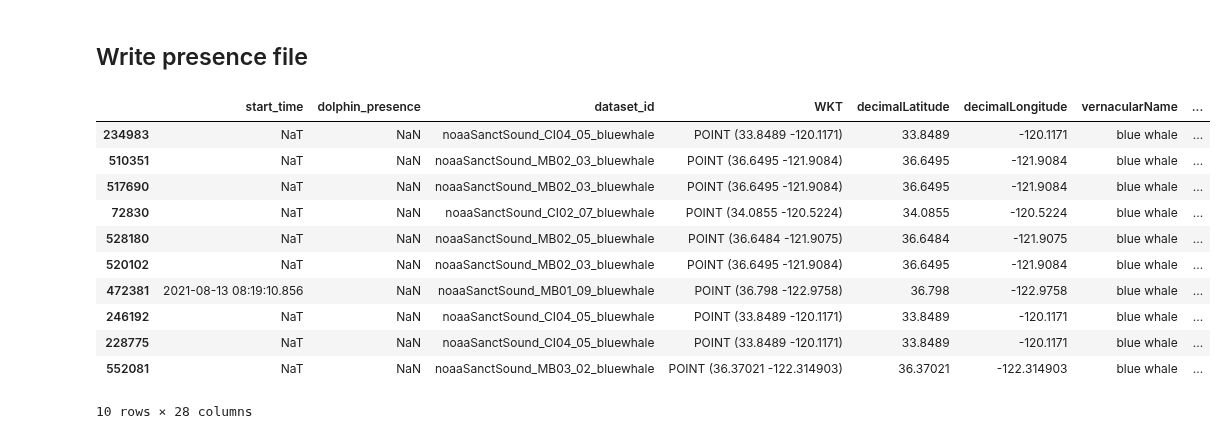
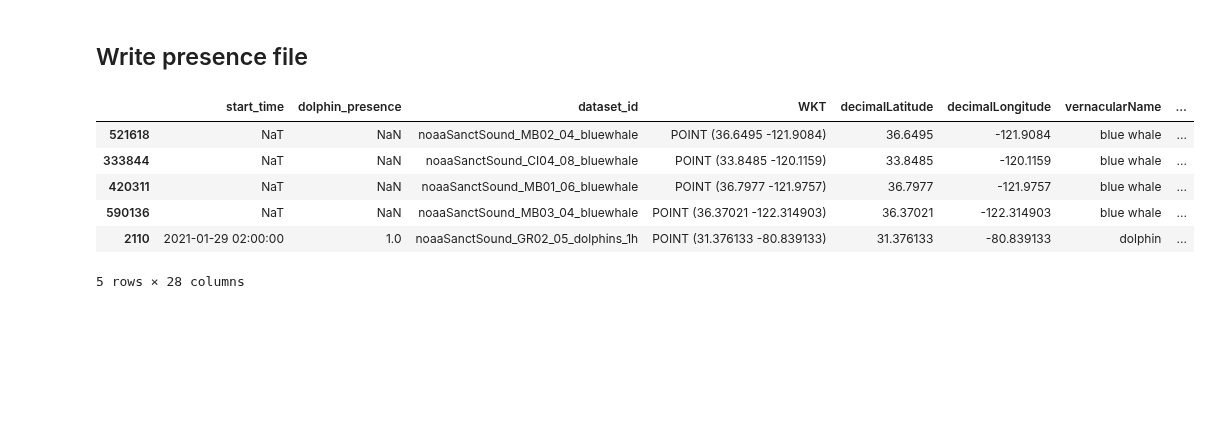
Before and after one commit to ioos/bio_data_guide, a Jupyter notebook: datasets/SanctSound/01_sound_production_to_presence.ipynb, the cells around one changed output. Saved outputs shown, nothing was run; the diff lists cells and outputs as text; code cells hidden in the pictures; blank space fills up the shorter version.

```diff
--- a/datasets/SanctSound/01_sound_production_to_presence.ipynb
+++ b/datasets/SanctSound/01_sound_production_to_presence.ipynb
@@ -68,16 +68,11 @@ df_broken = pd.DataFrame()
 
 for index, row in datasets.iterrows():
 
-    print('\n{}/{} datasets\n'.format(index+1,datasets.shape[0]))
-    print('querying {}'.format(row['Dataset ID']))
-
     e.dataset_id = row['Dataset ID']
 
     ds = e.to_xarray()
 
     time_var = list(ds.coords)[0]
-
-    print('{} ({} rows): {}'.format(row['Dataset ID'],ds.coords.dims[time_var],ds.geospatial_bounds))
 
     # set up try/except to test for presence vars, skip datasets without them.
     try:
@@ -110,7 +105,12 @@ for index, row in datasets.iterrows():
 
     df = ds_subset.to_dataframe().reset_index()
 
-    print('Subsetted to ({} rows)'.format(len(ds_subset[time_var])))
+    # print some details about what is happening.
+    if index==1:
+        print('\n{}/{} datasets\n'.format(index+1,datasets.shape[0]))
+        print('querying {}'.format(row['Dataset ID']))
+        print('{} ({} rows): {}'.format(row['Dataset ID'],ds.coords.dims[time_var],ds.geospatial_bounds))
+        print('Subsetted to ({} rows)'.format(len(ds_subset[time_var])))
 
     # Store global attributes as data.
     df['dataset_id'] = row['Dataset ID']
@@ -119,7 +119,8 @@ for index, row in datasets.iterrows():
     df['decimalLongitude'] = ds.geospatial_bounds.split(" ")[2].replace(")","")
     df['vernacularName'] = ds.title.split(",")[1].replace(" Sound Production","").replace(" Sound Producion","").lower().lstrip()
 
+    # Create the BIG dataframe
     df_final = pd.concat([df_final, df])
 
-print(f'There were {df_broken.shape[0]} datasets that either didn\'t have a presence variable or didn\'t contain presence data')
+print(f'Found {df_final.shape[0]} datasets. There were {df_broken.shape[0]} datasets that either didn\'t have a presence variable or didn\'t contain presence data')
 # %% [output]
@@ -314,19 +306,14 @@ df_presence
 # %%
 # overwrite to csv file
 fname = 'data/sanctsound_presence.zip'
 df_presence.to_csv(fname, index=False, compression='zip')
 
-df_presence.sample(10)
+df_presence.sample(n=5)
 # %% [output]
 |  | start_time | dolphin_presence | dataset_id | WKT | decimalLatitude | decimalLongitude | vernacularName | ... |
-| 234983 | NaT | NaN | noaaSanctSound_CI04_05_bluewhale | POINT (33.8489 -120.1171) | 33.8489 | -120.1171 | blue whale | ... |
-| 510351 | NaT | NaN | noaaSanctSound_MB02_03_bluewhale | POINT (36.6495 -121.9084) | 36.6495 | -121.9084 | blue whale | ... |
-| 517690 | NaT | NaN | noaaSanctSound_MB02_03_bluewhale | POINT (36.6495 -121.9084) | 36.6495 | -121.9084 | blue whale | ... |
-| 72830 | NaT | NaN | noaaSanctSound_CI02_07_bluewhale | POINT (34.0855 -120.5224) | 34.0855 | -120.5224 | blue whale | ... |
-| 528180 | NaT | NaN | noaaSanctSound_MB02_05_bluewhale | POINT (36.6484 -121.9075) | 36.6484 | -121.9075 | blue whale | ... |
-| 520102 | NaT | NaN | noaaSanctSound_MB02_03_bluewhale | POINT (36.6495 -121.9084) | 36.6495 | -121.9084 | blue whale | ... |
-| 472381 | 2021-08-13 08:19:10.856 | NaN | noaaSanctSound_MB01_09_bluewhale | POINT (36.798 -122.9758) | 36.798 | -122.9758 | blue whale | ... |
-| 246192 | NaT | NaN | noaaSanctSound_CI04_05_bluewhale | POINT (33.8489 -120.1171) | 33.8489 | -120.1171 | blue whale | ... |
-| 228775 | NaT | NaN | noaaSanctSound_CI04_05_bluewhale | POINT (33.8489 -120.1171) | 33.8489 | -120.1171 | blue whale | ... |
-| 552081 | NaT | NaN | noaaSanctSound_MB03_02_bluewhale | POINT (36.37021 -122.314903) | 36.37021 | -122.314903 | blue whale | ... |
+| 521618 | NaT | NaN | noaaSanctSound_MB02_04_bluewhale | POINT (36.6495 -121.9084) | 36.6495 | -121.9084 | blue whale | ... |
+| 333844 | NaT | NaN | noaaSanctSound_CI04_08_bluewhale | POINT (33.8485 -120.1159) | 33.8485 | -120.1159 | blue whale | ... |
+| 420311 | NaT | NaN | noaaSanctSound_MB01_06_bluewhale | POINT (36.7977 -121.9757) | 36.7977 | -121.9757 | blue whale | ... |
+| 590136 | NaT | NaN | noaaSanctSound_MB03_04_bluewhale | POINT (36.37021 -122.314903) | 36.37021 | -122.314903 | blue whale | ... |
+| 2110 | 2021-01-29 02:00:00 | 1.0 | noaaSanctSound_GR02_05_dolphins_1h | POINT (31.376133 -80.839133) | 31.376133 | -80.839133 | dolphin | ... |
-10 rows × 28 columns
+5 rows × 28 columns
```
Also changed, not shown: parts of 8 cells of this notebook, 1 other file.
